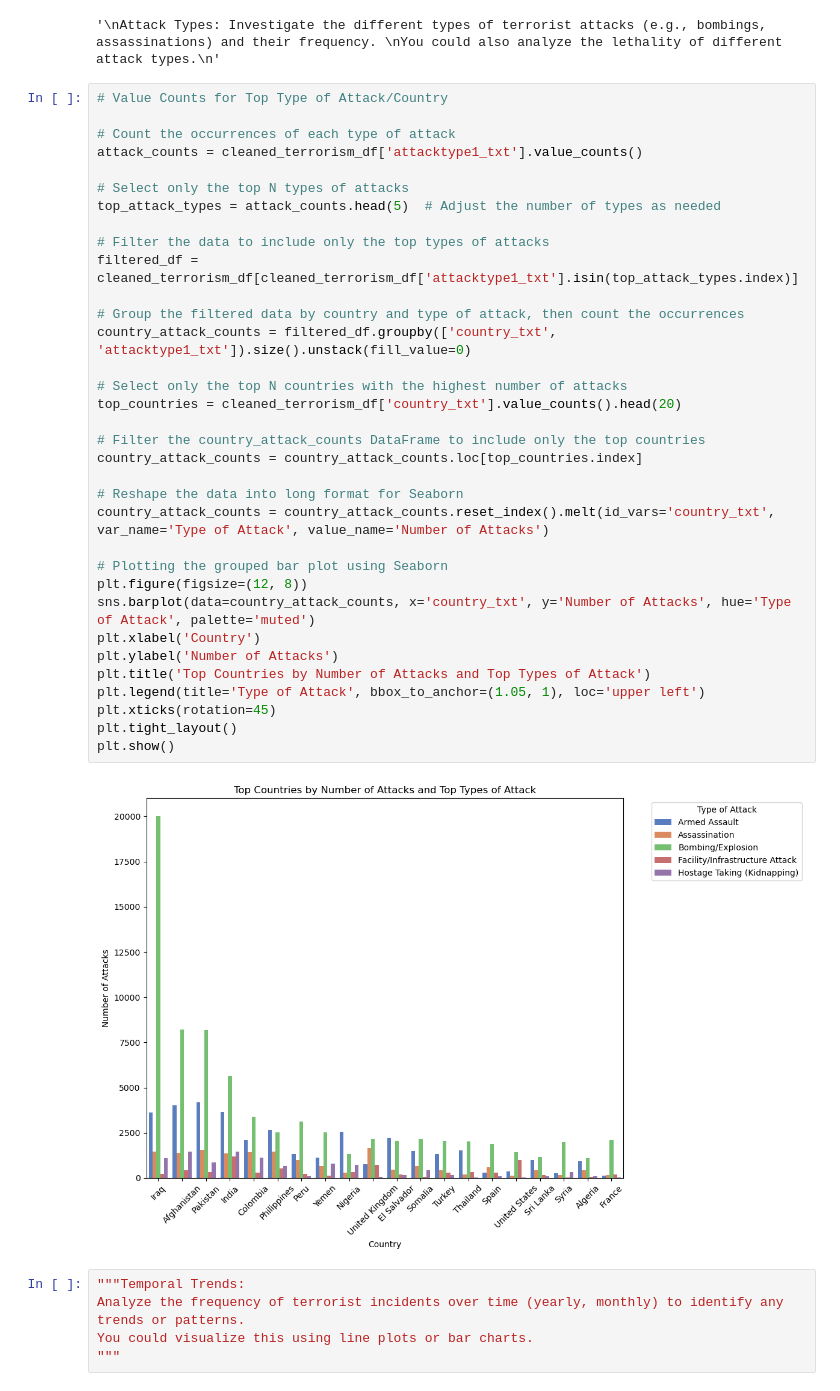
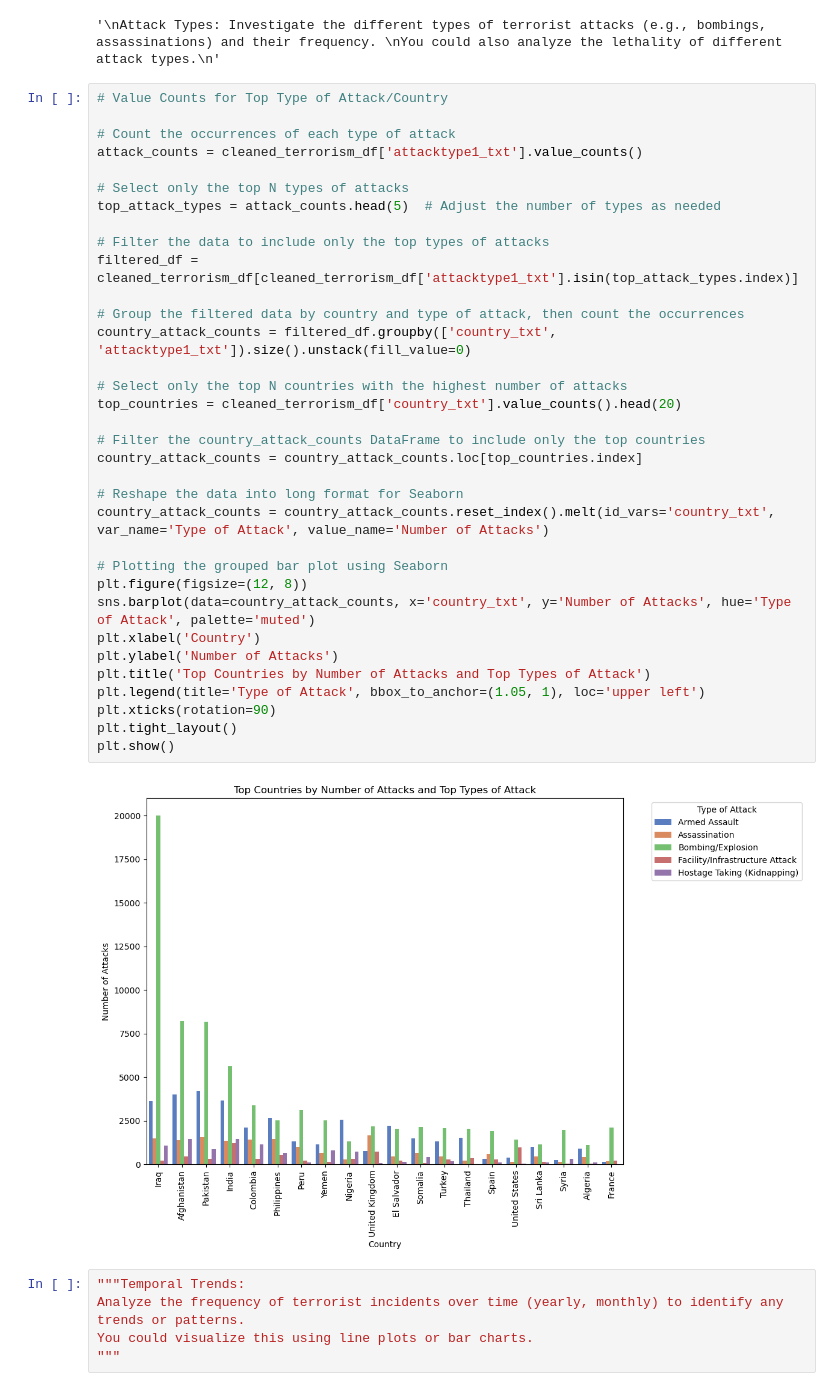
Before and after one commit to OKI300MER/effective_terrorism_exploration, a Jupyter notebook: effective_terrorisim_tactics.ipynb, the cells around one changed output. Drawn from its saved outputs; the diff is of its cells as text.

```diff
--- a/effective_terrorisim_tactics.ipynb
+++ b/effective_terrorisim_tactics.ipynb
@@ -116,35 +116,35 @@ You could also analyze the lethality of different attack types.
 attack_counts = cleaned_terrorism_df['attacktype1_txt'].value_counts()
 
 # Select only the top N types of attacks
 top_attack_types = attack_counts.head(5)  # Adjust the number of types as needed
 
 # Filter the data to include only the top types of attacks
 filtered_df = cleaned_terrorism_df[cleaned_terrorism_df['attacktype1_txt'].isin(top_attack_types.index)]
 
 # Group the filtered data by country and type of attack, then count the occurrences
 country_attack_counts = filtered_df.groupby(['country_txt', 'attacktype1_txt']).size().unstack(fill_value=0)
 
 # Select only the top N countries with the highest number of attacks
 top_countries = cleaned_terrorism_df['country_txt'].value_counts().head(20)
 
 # Filter the country_attack_counts DataFrame to include only the top countries
 country_attack_counts = country_attack_counts.loc[top_countries.index]
 
 # Reshape the data into long format for Seaborn
 country_attack_counts = country_attack_counts.reset_index().melt(id_vars='country_txt', var_name='Type of Attack', value_name='Number of Attacks')
 
 # Plotting the grouped bar plot using Seaborn
 plt.figure(figsize=(12, 8))
 sns.barplot(data=country_attack_counts, x='country_txt', y='Number of Attacks', hue='Type of Attack', palette='muted')
 plt.xlabel('Country')
 plt.ylabel('Number of Attacks')
 plt.title('Top Countries by Number of Attacks and Top Types of Attack')
 plt.legend(title='Type of Attack', bbox_to_anchor=(1.05, 1), loc='upper left')
-plt.xticks(rotation=45)
+plt.xticks(rotation=90)
 plt.tight_layout()
 plt.show()
 # %% [output]
-[figure, old version]
+[figure, new version]
 # %%
 """Temporal Trends:
 Analyze the frequency of terrorist incidents over time (yearly, monthly) to identify any trends or patterns.
```
Also changed, not shown: parts of 7 cells of this notebook, 1 other file.
